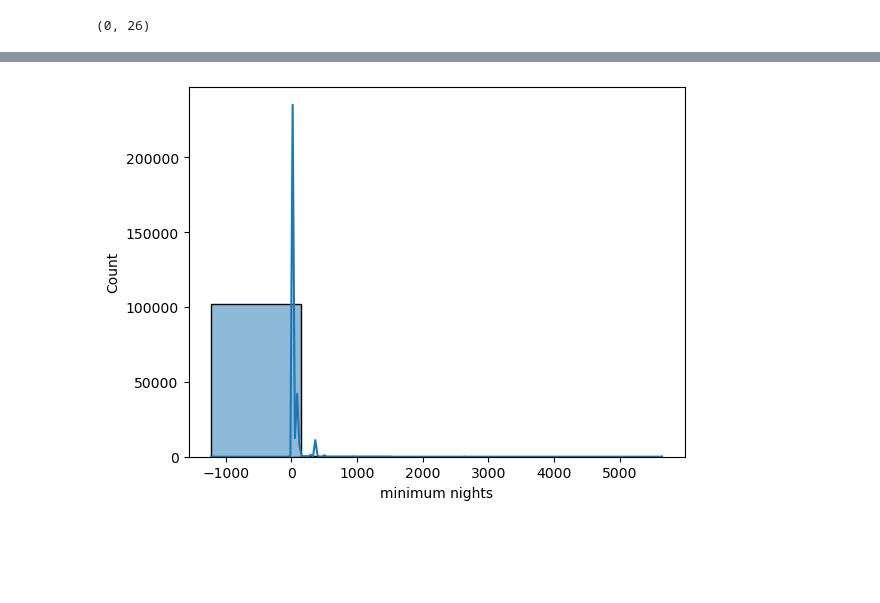
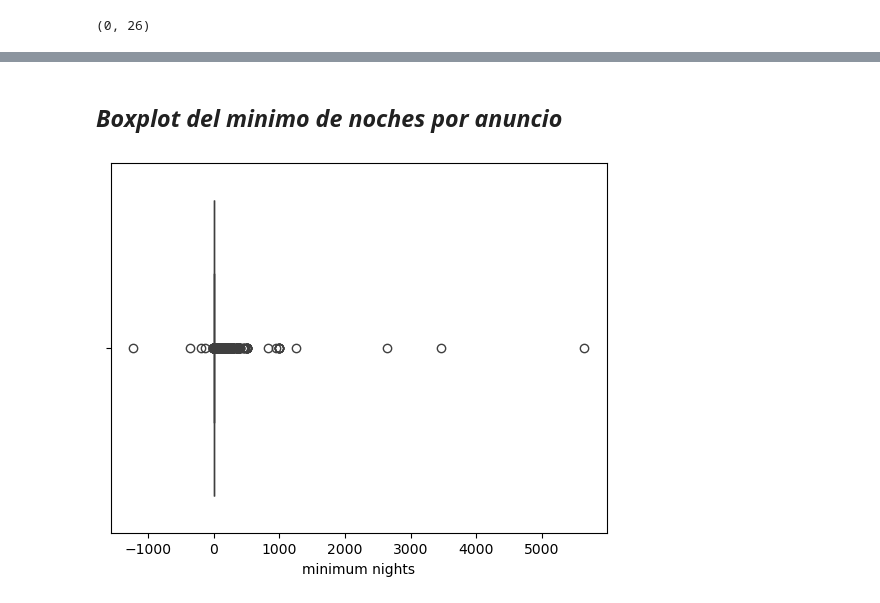
Before and after one commit to OscarFdz24/ProyectoEDA_Airbnb_Evolve, a Jupyter notebook: notebooks/Exploration.ipynb, the cells around one changed output, grey strips where cells are left out. Cells and saved outputs as stored; diff of their text form; code cells hidden in the pictures; blank space fills up the shorter version.

```diff
--- a/notebooks/Exploration.ipynb
+++ b/notebooks/Exploration.ipynb
@@ -288,6 +355,10 @@ plt.show()
-# %%
-# Aqui realizamos un histograma de las columna "minimum nights" para comprobar si hay valores anomalos o outliers antes de la limpieza.
-sns.histplot(x=airbnb_df["minimum nights"], bins=5, kde=True)
-plt.show();
-# %% [output]
-[figure, removed]
+# %% [markdown]
+<a id="noches"></a>
+## ***Boxplot del minimo de noches por anuncio***
+# %%
+# Boxplot sin limitaciones del eje para analizar la distribución completa de 'minimum nights'.
+# Esto permite identificar la presencia de valores extremos (outliers) y posibles incoherencias, aunque la visualización pueda verse comprimida debido a esos valores anómalos.
+sns.boxplot(x=airbnb_df["minimum nights"])
+plt.show()
+# %% [output]
+[figure, added]
```
Also changed, not shown: parts of 59 cells of this notebook.
